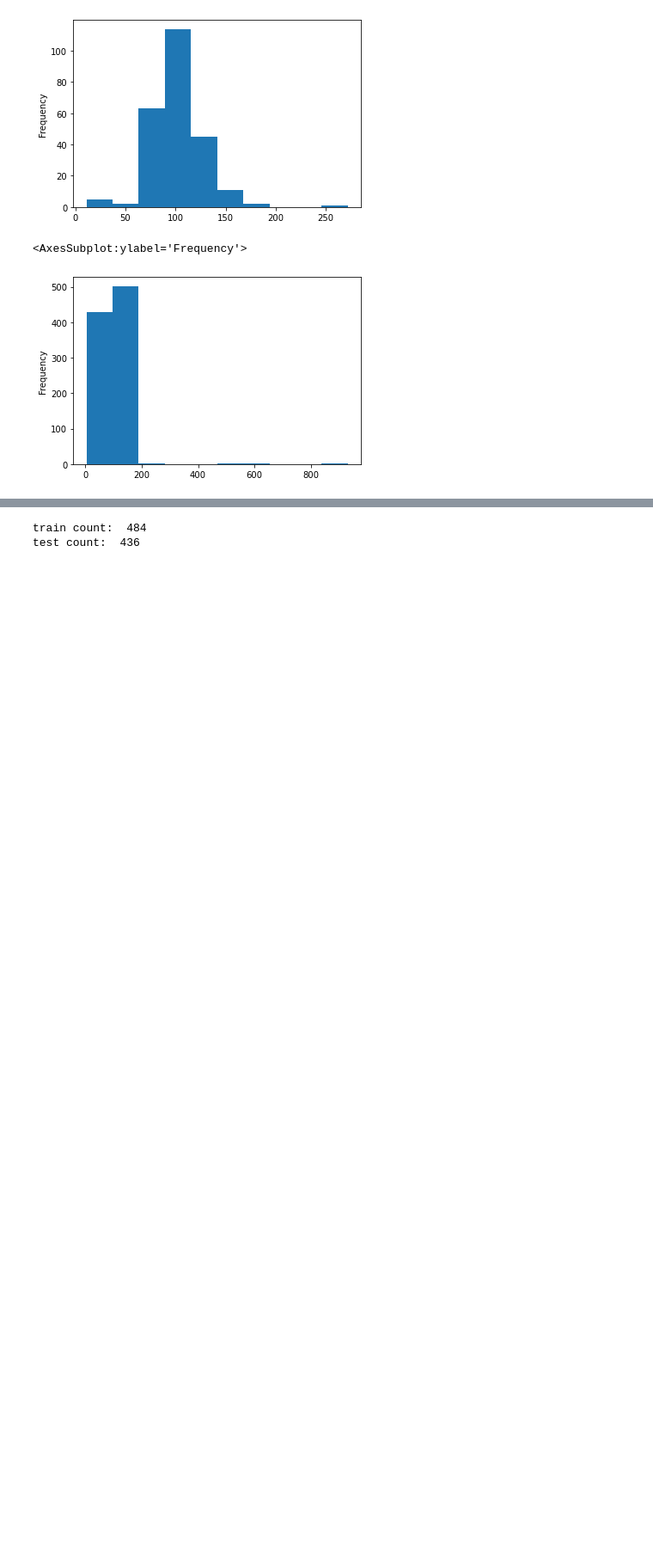
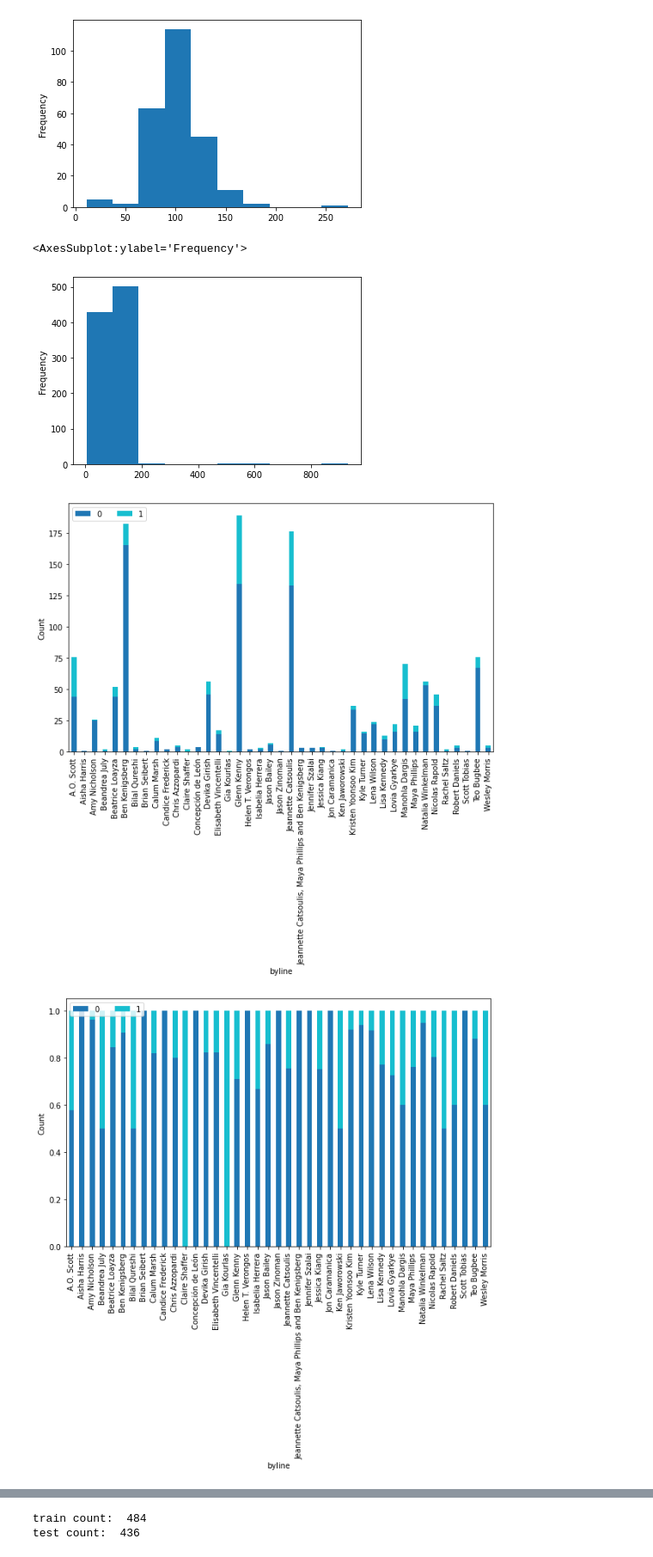
Before and after one commit to kendalldyke14/NYTCriticsChoicePrediction, a Jupyter notebook: Supervised Learning Exploration.ipynb, the cells around one changed output, grey strips where cells are left out. Shown at 86% size. Saved outputs shown, nothing was run; the diff lists cells and outputs as text; code cells hidden in the pictures; blank space fills up the shorter version.

```diff
--- a/Supervised Learning Exploration.ipynb
+++ b/Supervised Learning Exploration.ipynb
@@ -317,3 +320,33 @@ all_data[all_data['critics_pick'] == 0]['Runtime_mins'].plot(kind = 'hist')
 # %% [output]
 <AxesSubplot:ylabel='Frequency'>
 [figure]
+# %%
+# now let's check the bylines
+cross_tab_prop = pd.crosstab(index=all_data['byline'],
+                             columns=all_data['critics_pick'])
+cross_tab_prop.plot(kind='bar',
+                    stacked=True,
+                    colormap='tab10',
+                    figsize=(10, 6))
+
+plt.legend(loc="upper left", ncol=2)
+plt.xlabel("byline")
+plt.ylabel("Count")
+plt.show()
+
+cross_tab_prop = pd.crosstab(index=all_data['byline'],
+                             columns=all_data['critics_pick'],
+                            normalize = 'index')
+cross_tab_prop.plot(kind='bar',
+                    stacked=True,
+                    colormap='tab10',
+                    figsize=(10, 6))
+
+plt.legend(loc="upper left", ncol=2)
+plt.xlabel("byline")
+plt.ylabel("Count")
+plt.show()
+# looks like there are a few common reviewers and some that have only given critics picks while other never, or rarely, do
+# %% [output]
+[figure, added]
+[figure, added]
```
Also changed, not shown: parts of 60 cells of this notebook.
